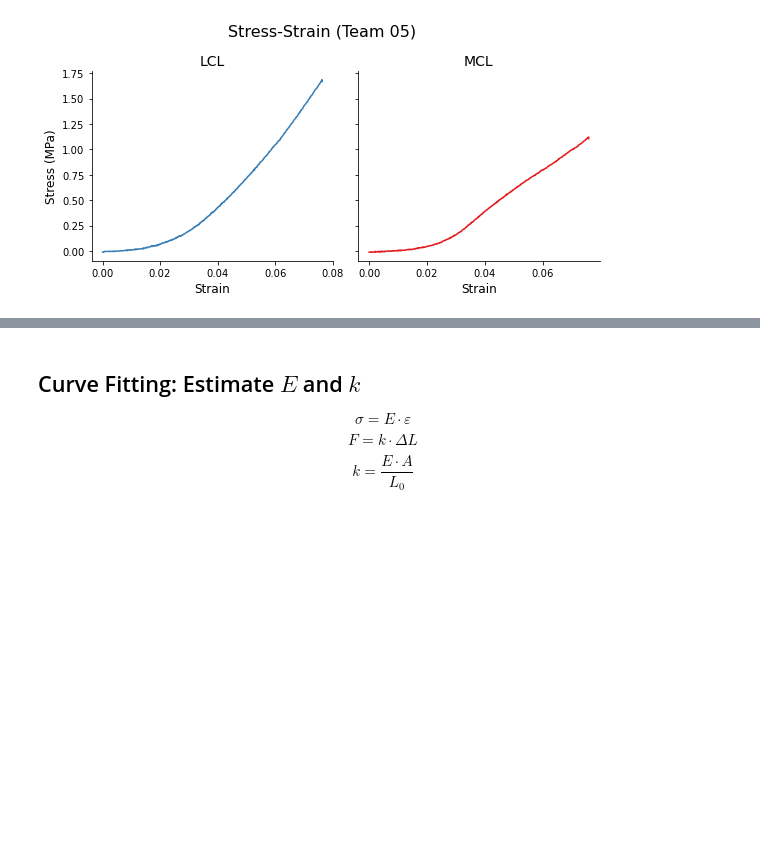
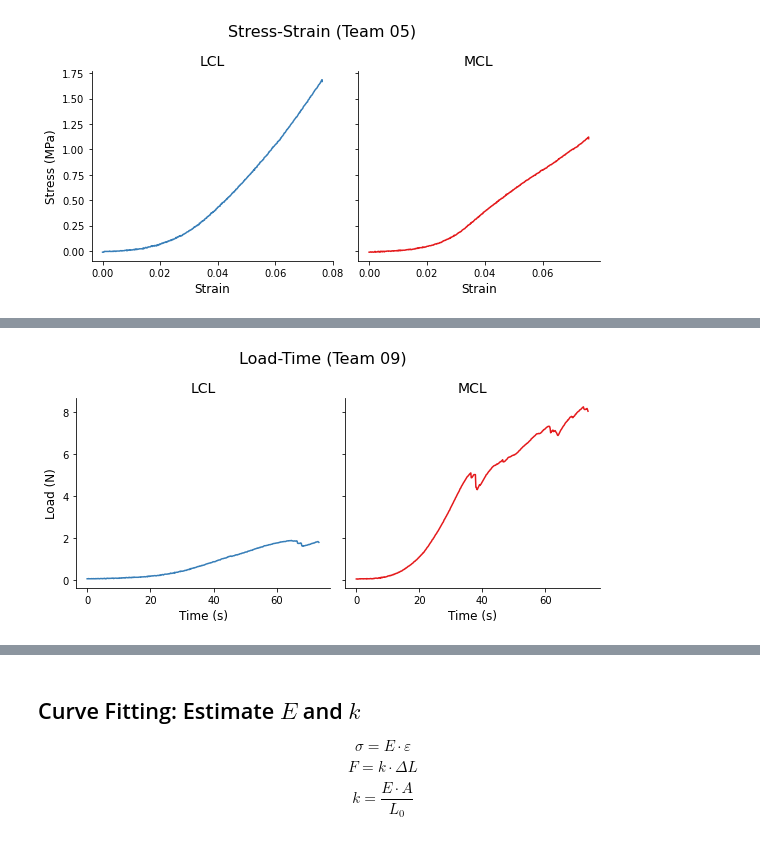
Before and after one commit to Kabilan108/drexel-coursework, a Jupyter notebook: bmes301/lab1/Data Analysis.ipynb, the cells around one changed output, grey strips where cells are left out. Saved outputs shown, nothing was run; the diff lists cells and outputs as text; code cells hidden in the pictures; blank space fills up the shorter version.

```diff
--- a/bmes301/lab1/Data Analysis.ipynb
+++ b/bmes301/lab1/Data Analysis.ipynb
@@ -190,0 +189,13 @@ fig, ax = tools.plot_data(
+# %%
+# Load vs Time
+fig, ax = tools.plot_data(
+    data = data.copy(),
+    xvar='time',
+    yvar='load',
+    xlab='Time (s)',
+    ylab='Load (N)',
+    title='Load-Time (Team 09)',
+    team='09'
+)
+# %% [output]
+[figure, added]
```
Also changed, not shown: parts of 16 cells of this notebook.
